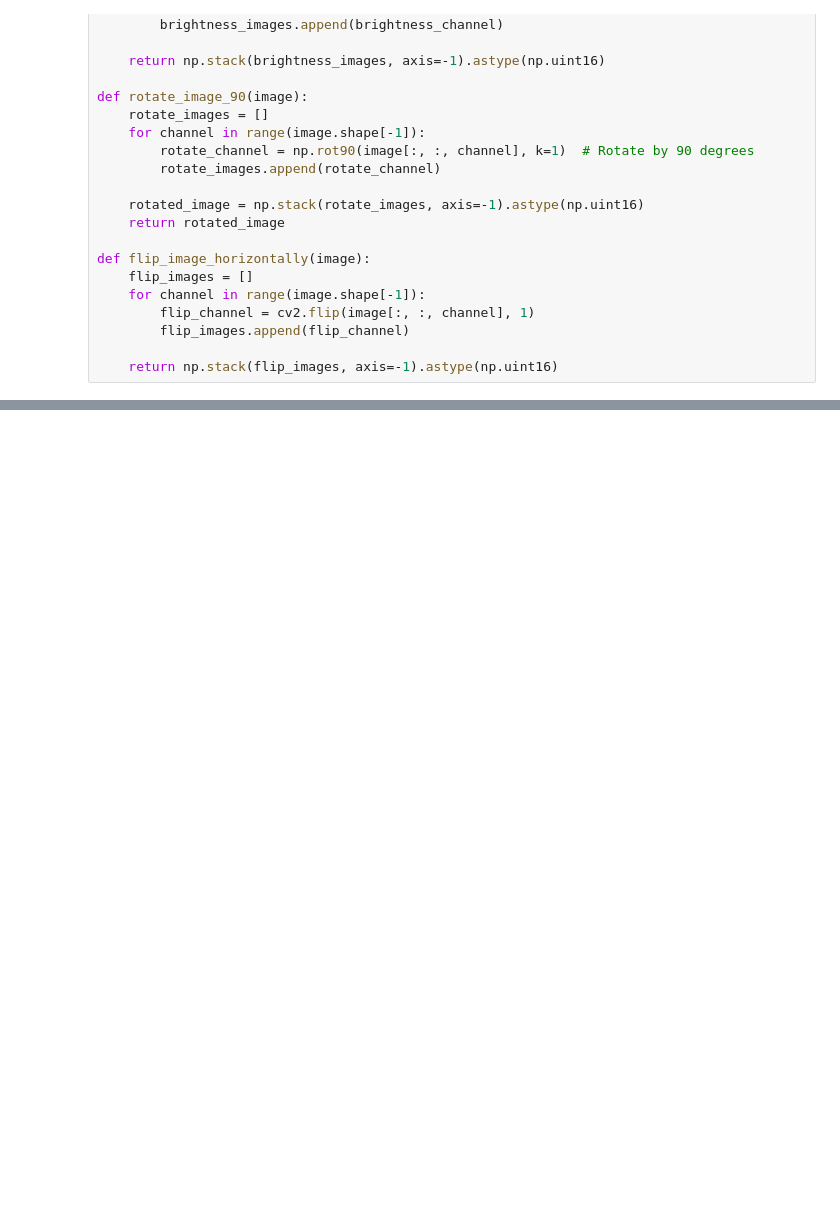
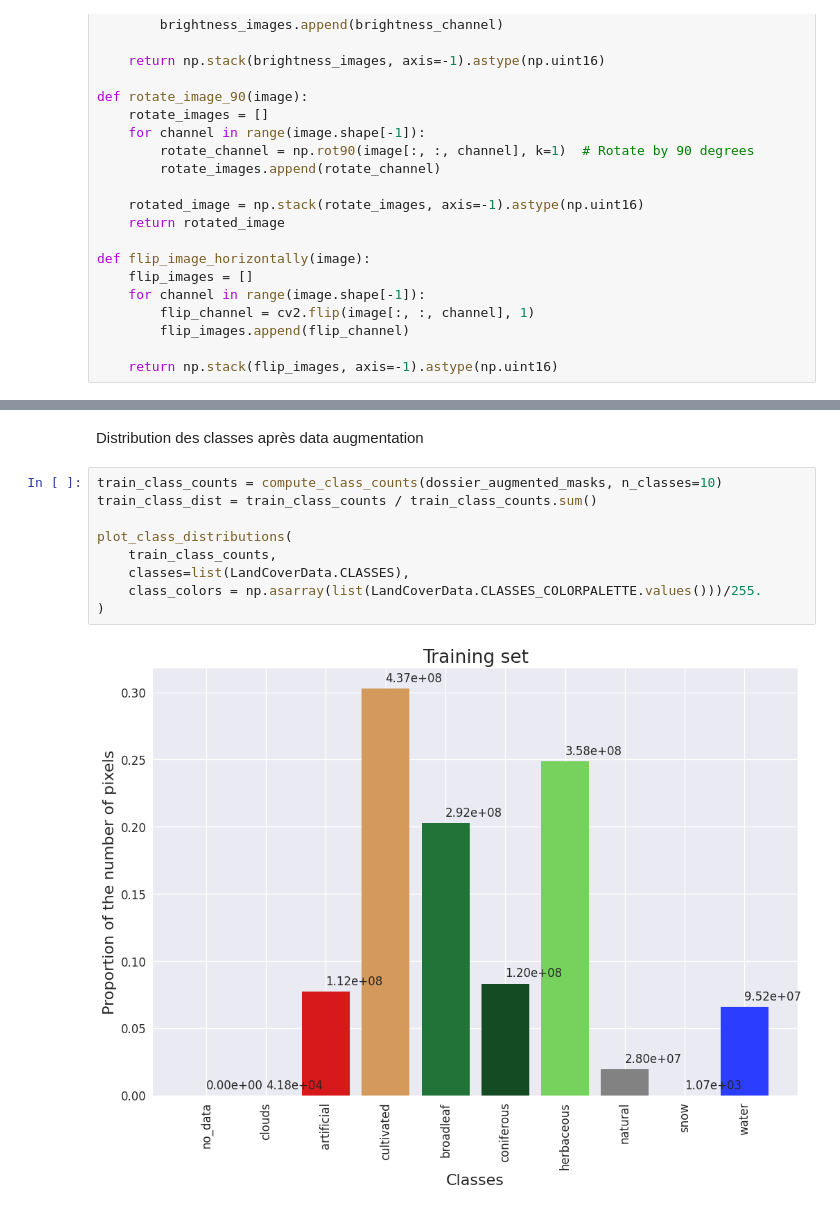
Before and after one commit to yannasyr/landcover, a Jupyter notebook: Yann/yannv3.ipynb, the cells around one changed output, grey strips where cells are left out. Saved outputs shown, nothing was run; the diff lists cells and outputs as text; blank space fills up the shorter version.

```diff
--- a/Yann/yannv3.ipynb
+++ b/Yann/yannv3.ipynb
@@ -635,0 +723,13 @@ plt.show()
+# %% [markdown]
+Distribution des classes après data augmentation
+# %%
+train_class_counts = compute_class_counts(dossier_augmented_masks, n_classes=10)
+train_class_dist = train_class_counts / train_class_counts.sum()
+
+plot_class_distributions(
+    train_class_counts,
+    classes=list(LandCoverData.CLASSES),
+    class_colors = np.asarray(list(LandCoverData.CLASSES_COLORPALETTE.values()))/255.
+)
+# %% [output]
+[figure, added]
```
Also changed, not shown: parts of 12 cells of this notebook.
